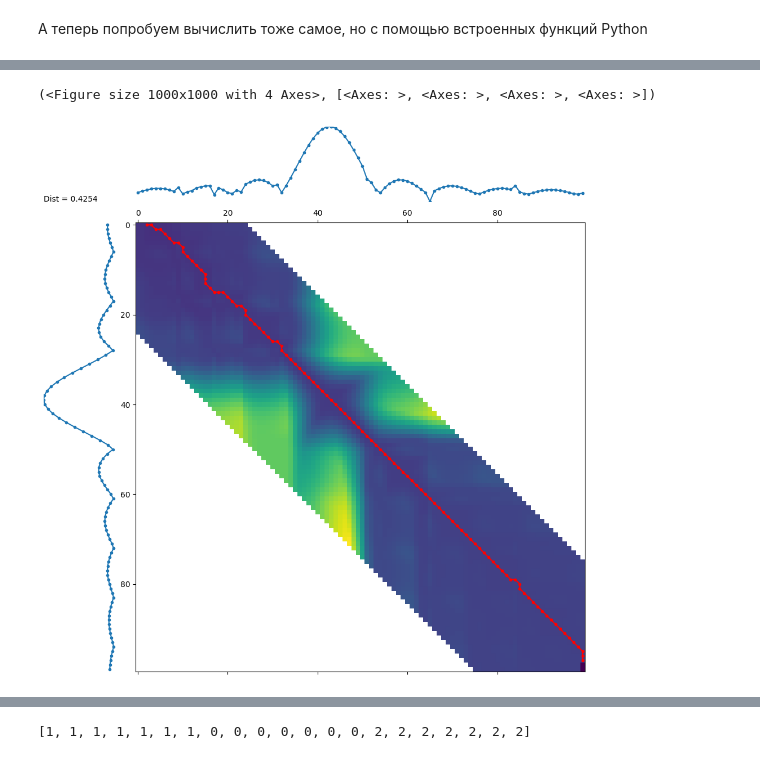
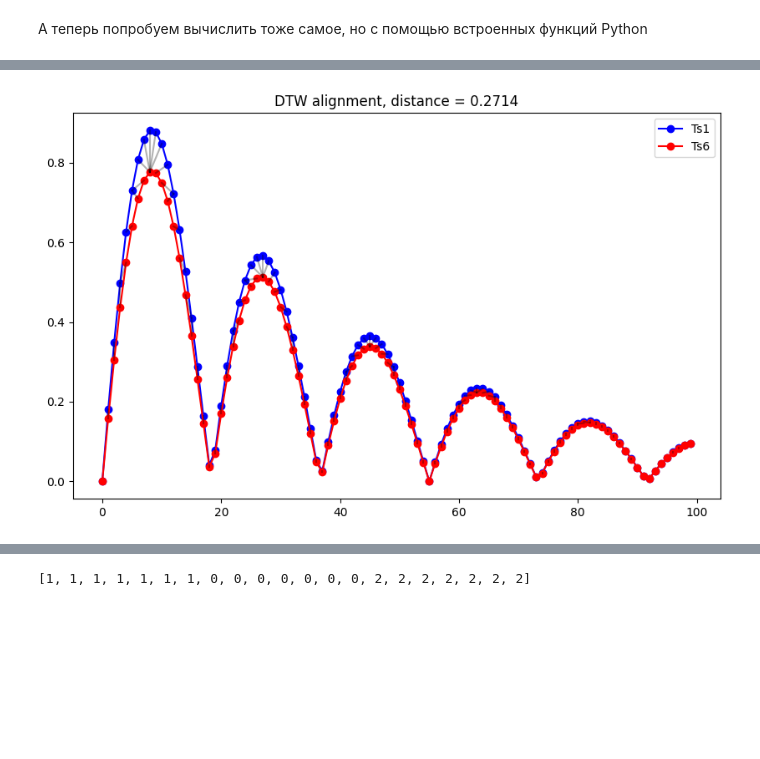
Before and after one commit to Thothmes/TimeSeriesLabs, a Jupyter notebook: practice6.ipynb, the cells around one changed output, grey strips where cells are left out. Cells and saved outputs as stored; diff of their text form; code cells hidden in the pictures; blank space fills up the shorter version.

```diff
--- a/practice6.ipynb
+++ b/practice6.ipynb
@@ -387,21 +412,28 @@ x_s = np.abs(tseries_list.get("Ts6", np.zeros(100)))
-# %%
-from dtaidistance import dtw
-from dtaidistance import dtw_visualisation as dtwvis
-import random
-import numpy as np
-xw = np.arange(0, 20, .5)
-s1 = x
-s2 = x_s
-random.seed(1)
-for idx in range(len(s2)):
-    if random.random() < 0.05:
-        s2[idx] += (random.random() - 0.5) / 2
-d, paths = dtw.warping_paths(s1, s2, window=25, psi=2)
-best_path = dtw.best_path(paths)
-dtwvis.plot_warpingpaths(s1, s2, paths, best_path)
-# %% [output]
-(<Figure size 1000x1000 with 4 Axes>, [<Axes: >, <Axes: >, <Axes: >, <Axes: >])
-[figure, removed]
+# %%
+from dtaidistance import dtw
+import matplotlib.pyplot as plt
+import numpy as np
+
+s1 = x
+s2 = x_s
+
+# Вычисляем DTW, получаем расстояние и матрицу
+distance, paths = dtw.warping_paths(s1, s2, window=25, psi=2)
+
+# Получаем лучший путь
+best_path = dtw.best_path(paths)
+
+# Визуализируем только лучший путь (без матрицы)
+plt.figure(figsize=(10, 6))
+plt.plot(s1, 'b-o', label='Ts1')
+plt.plot(s2, 'r-o', label='Ts6')
+for (i, j) in best_path:
+    plt.plot([i, j], [s1[i], s2[j]], 'k-', alpha=0.3)
+plt.legend()
+plt.title(f'DTW alignment, distance = {distance:.4f}')
+plt.show()
+# %% [output]
+[figure, added]
 # %%
 x = np.abs(tseries_list["Ts1"])
 x_p = np.abs(tseries_list["Tp2"])
```
Also changed, not shown: parts of 17 cells of this notebook, 5 other files.
